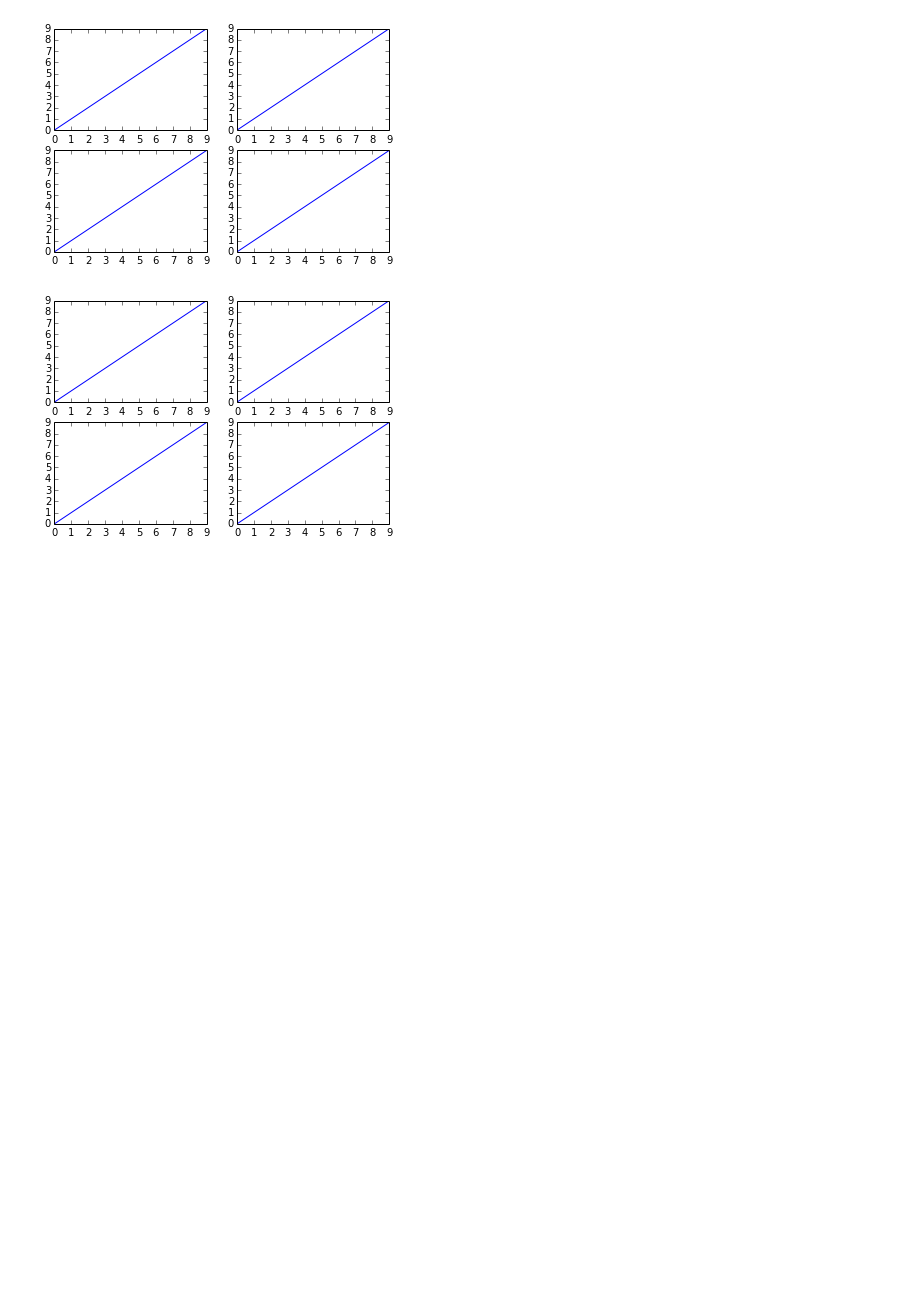
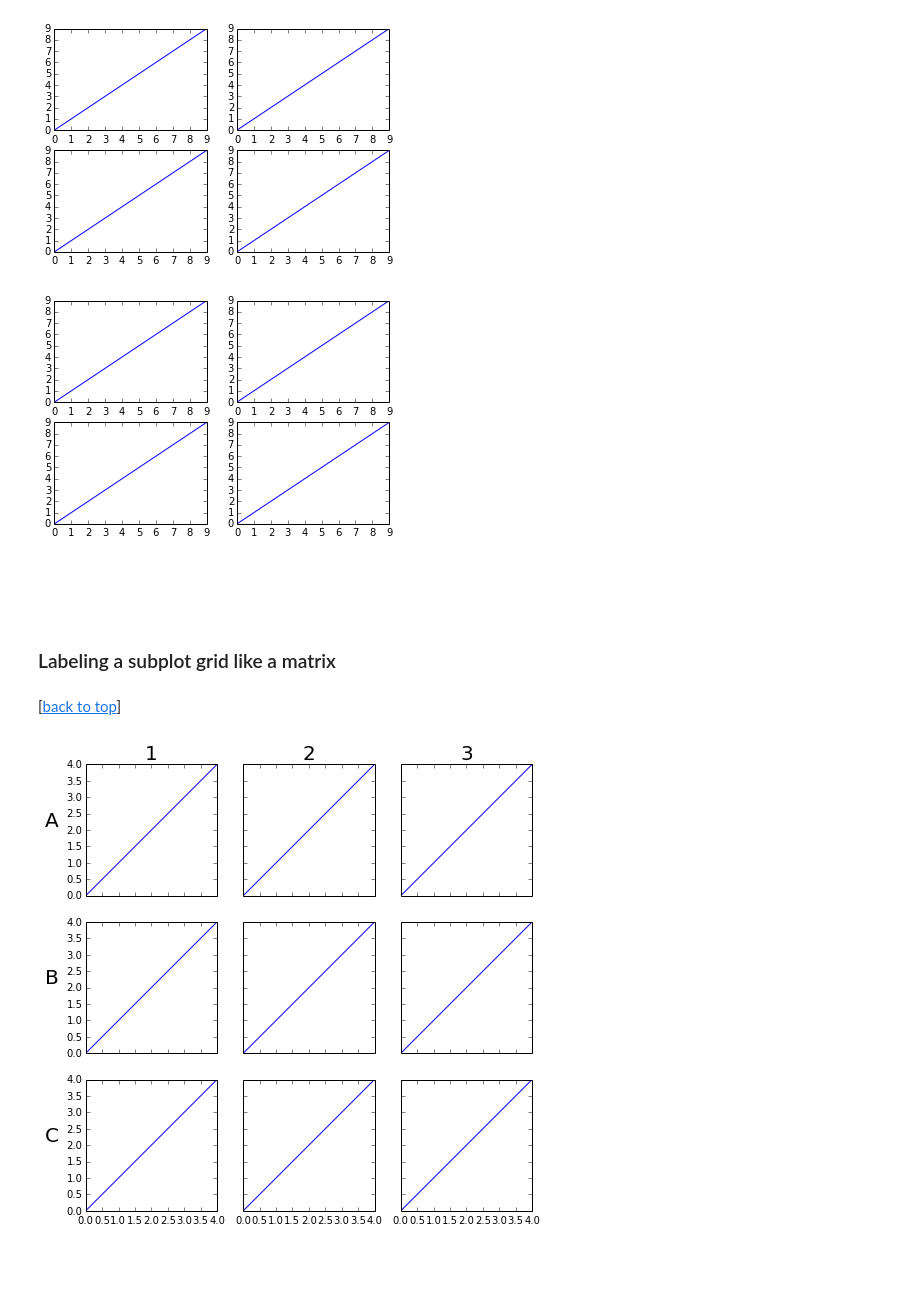
Before and after one commit to rasbt/matplotlib-gallery, a Jupyter notebook: ipynb/formatting.ipynb, the cells around one changed output. Drawn from its saved outputs; the diff is of its cells as text; code cells hidden in the pictures; blank space fills up the shorter version.

Commit message:
labeling subplot like matrix

```diff
--- a/ipynb/formatting.ipynb
+++ b/ipynb/formatting.ipynb
@@ -126,6 +128,37 @@ plt.plot(x, y)
 plt.show()
 # %% [output]
 [figure]
+# %% [markdown]
+<br>
+<br>
+# %% [markdown]
+### Labeling a subplot grid like a matrix
+# %% [markdown]
+[[back to top](#Sections)]
+# %%
+import matplotlib.pyplot as plt
+import numpy as np
+
+fig, axes = plt.subplots(nrows=3, ncols=3,
+                         sharex=True, sharey=True,
+                         figsize=(8,8)
+                         )
+x = range(5)
+y = range(5)
+
+for row in axes:
+    for col in row:
+        col.plot(x, y)
+
+for ax, col in zip(axes[0,:], ['1', '2', '3']):
+    ax.set_title(col, size=20)
+
+for ax, row in zip(axes[:,0], ['A', 'B', 'C']):
+    ax.set_ylabel(row, size=20, rotation=0, labelpad=15)
+
+plt.show()
+# %% [output]
+[figure, added]
 # %% [markdown]
 <br>
 <br>
```
Also changed, not shown: parts of 1 cell of this notebook.
